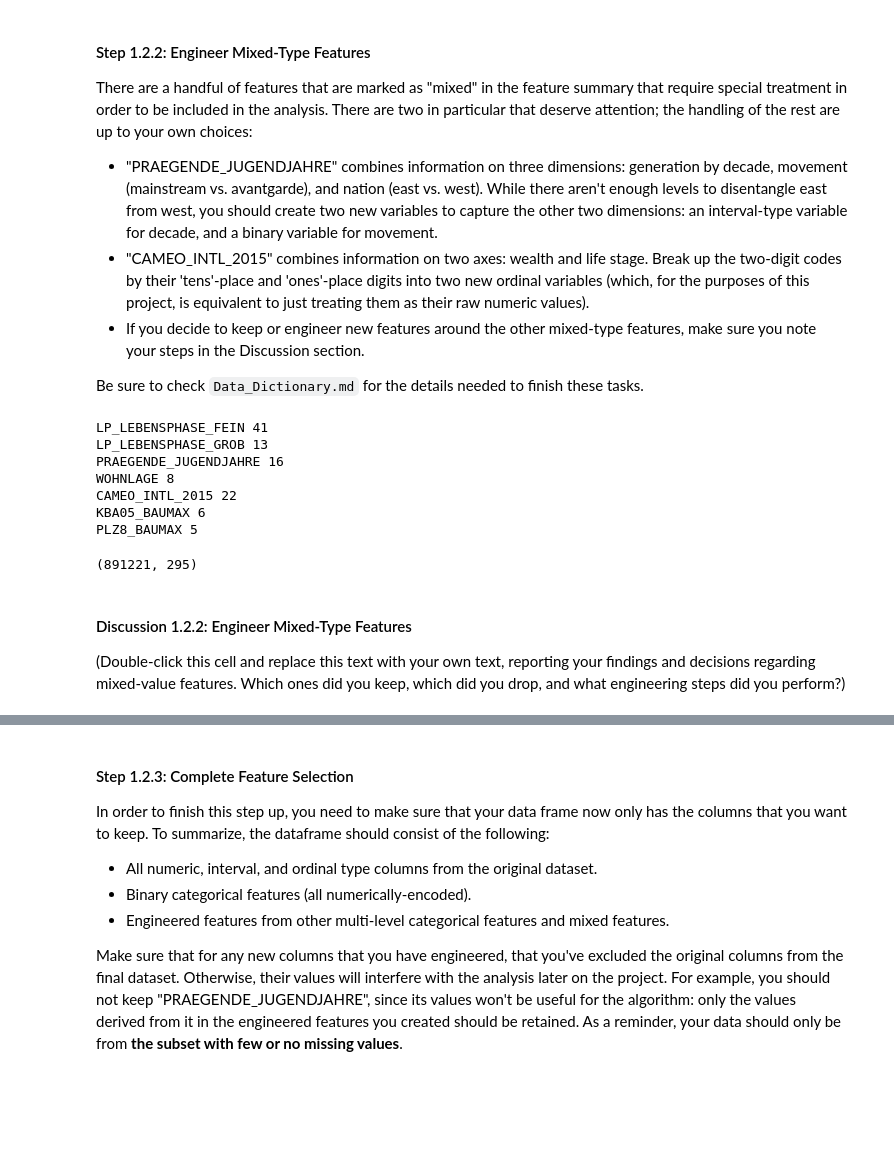
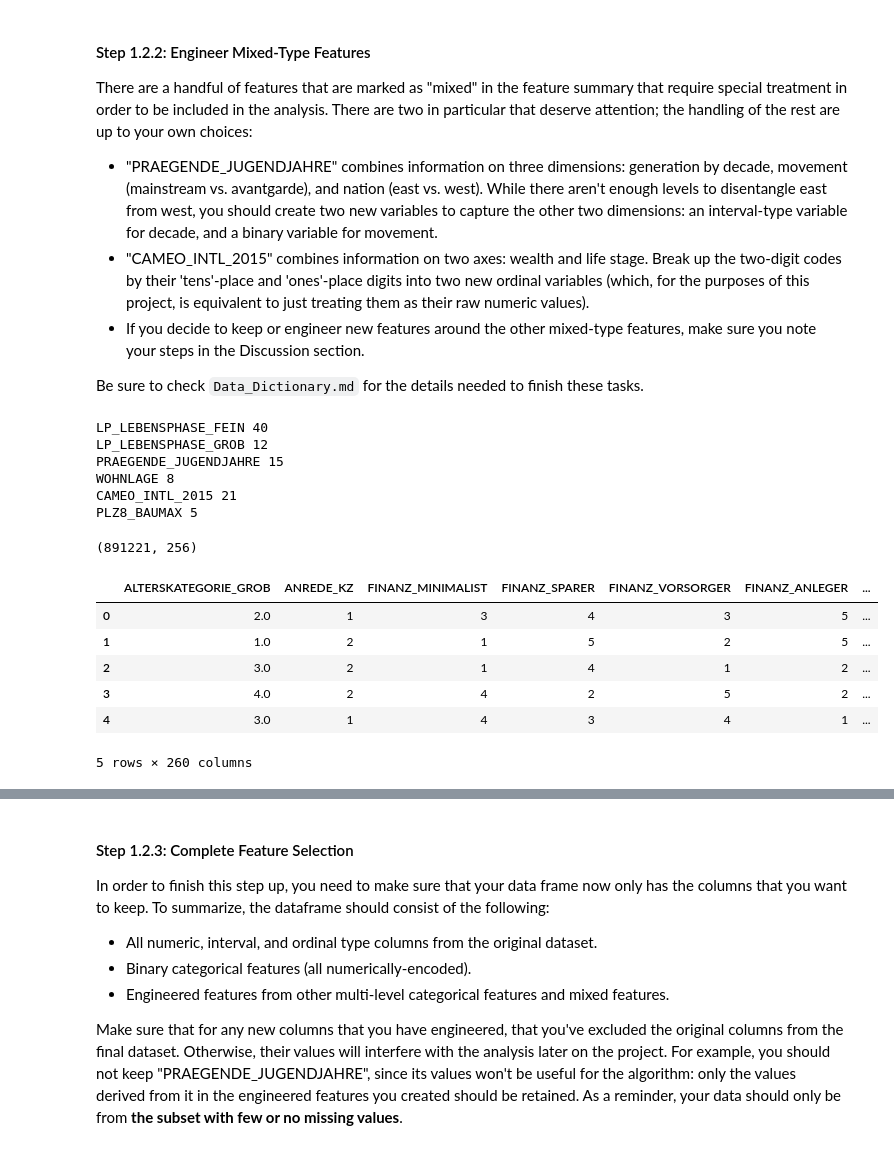
Before and after one commit to luisgj/customer-segments-predictor, a Jupyter notebook: Identify_Customer_Segments.ipynb, the cells around one changed output, grey strips where cells are left out. Drawn from its saved outputs; the diff is of its cells as text; code cells hidden in the pictures; blank space fills up the shorter version.

```diff
--- a/Identify_Customer_Segments.ipynb
+++ b/Identify_Customer_Segments.ipynb
@@ -340,5 +345,5 @@ azdias[multi_levels].head()
 # %%
 # Apply One hot encoding to the multi-level categorical features
-azdias_with_dummies = pd.get_dummies(azdias,columns=multi_levels)
+azdias_with_dummies = pd.get_dummies(azdias_nocol_outliers,columns=multi_levels)
 azdias_with_dummies.shape
 # %% [output]
@@ -358,15 +363,14 @@ There are a handful of features that are marked as "mixed" in the feature summar
 Be sure to check `Data_Dictionary.md` for the details needed to finish these tasks.
 # %%
 # First Check all mixed type variables
-for column in azdias[df_dtype['mixed']].columns:
-    print(column,azdias[df_dtype['mixed']][column].nunique())
+for column in azdias_nocol_outliers[df_dtype['mixed']].columns:
+    print(column,azdias_nocol_outliers[df_dtype['mixed']][column].nunique())
 # %% [output]
-LP_LEBENSPHASE_FEIN 41
-LP_LEBENSPHASE_GROB 13
-PRAEGENDE_JUGENDJAHRE 16
+LP_LEBENSPHASE_FEIN 40
+LP_LEBENSPHASE_GROB 12
+PRAEGENDE_JUGENDJAHRE 15
 WOHNLAGE 8
-CAMEO_INTL_2015 22
-KBA05_BAUMAX 6
+CAMEO_INTL_2015 21
 PLZ8_BAUMAX 5
 # %%
 # Before investigating the two special variables we will first encode the other ones same as above.
@@ -374,10 +378,11 @@ encode_mixed = []
 for col in df_dtype['mixed']:
     if col not in ['CAMEO_INTL_2015','PRAEGENDE_JUGENDJAHRE']:
         encode_mixed.append(col)
+        multi_levels.append(col)
 azdias_with_dummies = pd.get_dummies(azdias_with_dummies,columns=encode_mixed)
 azdias_with_dummies.shape
 # %% [output]
-(891221, 295)
+(891221, 256)
 # %%
 # Investigate "PRAEGENDE_JUGENDJAHRE" and engineer two new variables.
 
@@ -409,11 +414,11 @@ decade = {1:1, 2:1, 3:2, 4:2, 5:3, 6:3, 7:3, 8:4, 9:4, 10:5, 11:5, 12:5, 13:5, 1
 movement = {1:0, 2:1, 3:0, 4:1, 5:0, 6:1, 7:1, 8:0, 9:1, 10:0, 11:1, 12:0, 13:1, 14:0, 15:1}
 
 
-azdias['DECADE'] = azdias['PRAEGENDE_JUGENDJAHRE']
-azdias['DECADE'].replace(decade, inplace = True)
+azdias_with_dummies['DECADE'] = azdias_with_dummies['PRAEGENDE_JUGENDJAHRE']
+azdias_with_dummies['DECADE'].replace(decade, inplace = True)
 
-azdias['MOVEMENT'] = azdias['PRAEGENDE_JUGENDJAHRE']
-azdias['MOVEMENT'].replace(movement, inplace = True)
+azdias_with_dummies['MOVEMENT'] = azdias_with_dummies['PRAEGENDE_JUGENDJAHRE']
+azdias_with_dummies['MOVEMENT'].replace(movement, inplace = True)
 # %%
 # Investigate "CAMEO_INTL_2015" and engineer two new variables.
 
@@ -443,36 +448,42 @@ azdias['MOVEMENT'].replace(movement, inplace = True)
 52: Poorer Households - Young Couples With Children
 53: Poorer Households - Families With School Age Children
 54: Poorer Households - Older Families & Mature Couples
 55: Poorer Households - Elders In Retirement
 XX: unknown"""
 
 # first digit -> wealth
 # second digit -> life stage
 
 # Wealth
 def classify_wealth(value):
     # In case value is NaN
     if pd.isnull(value) or value == 'XX' or value == 'X':
         return np.nan
     else:
         # Return first digit
         return int(str(value)[0])
 
 # Life stage
 def classify_lifestage(value):
     # In case value is NaN
     if pd.isnull(value) or value == 'XX' or value == 'X':
         return np.nan
     else:
         # Return second digit
         return int(str(value)[1])
 
 # Engineer wealth column
-azdias['WEALTH'] = azdias['CAMEO_INTL_2015'].apply(classify_wealth)
+azdias_with_dummies['WEALTH'] = azdias_with_dummies['CAMEO_INTL_2015'].apply(classify_wealth)
 
 # Engineer life stage column
-azdias['LIFESTAGE'] = azdias['CAMEO_INTL_2015'].apply(classify_lifestage)
+azdias_with_dummies['LIFESTAGE'] = azdias_with_dummies['CAMEO_INTL_2015'].apply(classify_lifestage)
+
+azdias_with_dummies.head()
+# %% [output]
+|  | ALTERSKATEGORIE_GROB | ANREDE_KZ | FINANZ_MINIMALIST | FINANZ_SPARER | FINANZ_VORSORGER | FINANZ_ANLEGER | ... |
+| 0 | 2.0 | 1 | 3 | 4 | 3 | 5 | ... |
+| 1 | 1.0 | 2 | 1 | 5 | 2 | 5 | ... |
+| 2 | 3.0 | 2 | 1 | 4 | 1 | 2 | ... |
+| 3 | 4.0 | 2 | 4 | 2 | 5 | 2 | ... |
+| 4 | 3.0 | 1 | 4 | 3 | 4 | 1 | ... |
+5 rows × 260 columns
-# %% [markdown]
-#### Discussion 1.2.2: Engineer Mixed-Type Features
-
-(Double-click this cell and replace this text with your own text, reporting your findings and decisions regarding mixed-value features. Which ones did you keep, which did you drop, and what engineering steps did you perform?)
```
Also changed, not shown: parts of 13 cells of this notebook.
